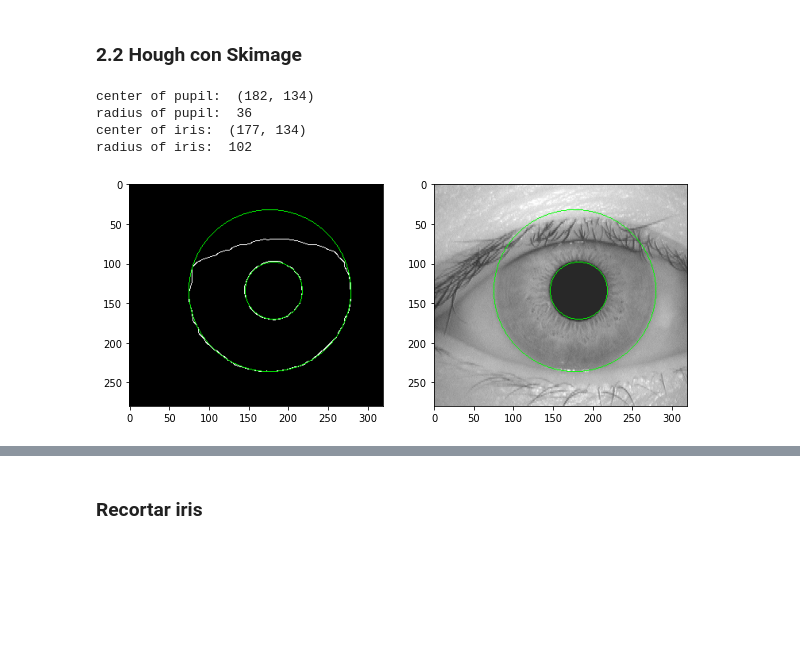
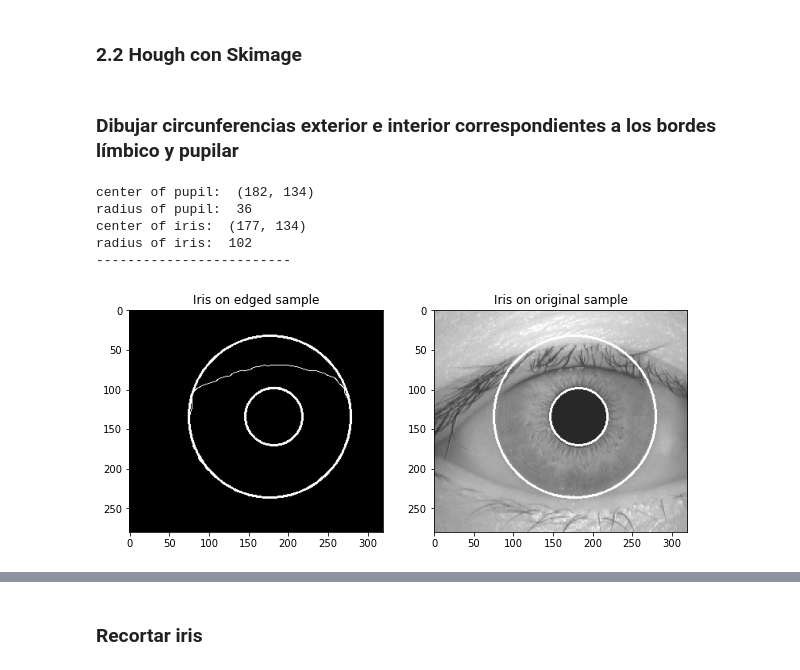
Before and after one commit to dbo1001/UBU-TFG-iris_classifier, a Jupyter notebook: notebooks/#5 Red U-Net.ipynb, the cells around one changed output, grey strips where cells are left out. Drawn from its saved outputs; the diff is of its cells as text; code cells hidden in the pictures; blank space fills up the shorter version.

```diff
--- a/notebooks/#5 Red U-Net.ipynb
+++ b/notebooks/#5 Red U-Net.ipynb
@@ -324,8 +324,12 @@ def draw_circles(img, cx, cy, radii):
     A partir de los centros y el radio detectados dibuja el iris sobre la imagen que se le
     pasa como parámetro.
     '''
-    image = gray2rgb(img) # convertimos a color
-    for center_y, center_x, radius in zip(cy, cx, radii):
-        circy, circx = circle_perimeter(center_y, center_x, radius)
-        image[circy, circx] = (0, 255, 0) # green
+#     image = gray2rgb(img) # convertimos a color
+#     for center_y, center_x, radius in zip(cy, cx, radii):
+#         circy, circx = circle_perimeter(center_y, center_x, radius)
+# #         print(image[circy,circx])
+#         image[circy, circx] = (0, 255, 0) # green
+    image = img
+    pupil = cv2.circle(image,(cx[0],cy[0]), radii[0], (255, 0, 0), 2)
+    iris = cv2.circle(image,(cx[1],cy[1]), radii[1], (255, 0, 0), 2)
     return image
@@ -335,30 +336,52 @@ path_sample = "CASIA_v1" + os.sep + "001_1_1.bmp"
+# %%
+# muestra original
+path_sample = "CASIA_v1" + os.sep + "001_1_1.bmp"
+# misma muestra pero con los bordes ya detectados con Canny
+path_edged = "CASIA_Edge" + os.sep + "001_1_1.bmp"
+# %% [markdown]
+### Dibujar circunferencias exterior e interior correspondientes a los bordes límbico y pupilar
 # %%
-sample = cv2.imread(path_sample)
-gray_img = cv2.imread(path_img, 0)
+sample = cv2.imread(path_sample,0)
+gray_img = cv2.imread(path_edged, 0)
+
+boundaries = [] # contiene los bordes límbico y pupilar
+centers = [] # contiene centros y radio de la pupila
 
 hough_radii = np.arange(20, 150, 2) # ajustar manualmente para que empiece desde un rango que incluya tanto al iris como a la pupila
 hough_res = hough_circle(gray_img, hough_radii)
 
 # ¡Ojo! Seleccionamos los círculos más prominentes, en este caso sabemos a priori que sólo puede haber 2, si subimos
 # esa cantidad detectará círculos en zonas aleatorias
 accums, cx, cy, radii = hough_circle_peaks(hough_res, hough_radii, total_num_peaks=2) # total_num_peaks -> nro de círculos
 x_pupil, x_iris = cx
 y_pupil, y_iris = cy
 radius_pupil, radius_iris = radii
 
 print("center of pupil: ", (x_pupil,y_pupil))
 print("radius of pupil: ", radius_pupil)
 print("center of iris: ", (x_iris,y_iris))
 print("radius of iris: ", radius_iris)
+print("-------------------------")
 
-iris = draw_circles(gray_img, cx, cy, radii)
 iris_sample = draw_circles(sample, cx, cy, radii)
+iris_edged = draw_circles(gray_img, cx, cy, radii)
+
+# bordes del iris
+boundaries.append(iris_sample)
+# centros y radios de la pupila
+centers.append([x_pupil, y_pupil, radius_pupil])
+
+iris_edged = cv2.cvtColor(iris_edged, cv2.COLOR_GRAY2BGR)
+iris_sample = cv2.cvtColor(iris_sample, cv2.COLOR_GRAY2BGR)
 fig, axes = plt.subplots(1, 2, figsize=(10,10))
-axes[0].imshow(iris)
-axes[1].imshow(iris_sample);
+axes[0].imshow(iris_edged)
+axes[0].set(title="Iris on edged sample")
+axes[1].imshow(iris_sample)
+axes[1].set(title="Iris on original sample");
 # %% [output]
 center of pupil:  (182, 134)
 radius of pupil:  36
 center of iris:  (177, 134)
 radius of iris:  102
+-------------------------
-[figure, old version]
+[figure, new version]
```
Also changed, not shown: parts of 6 cells of this notebook.
